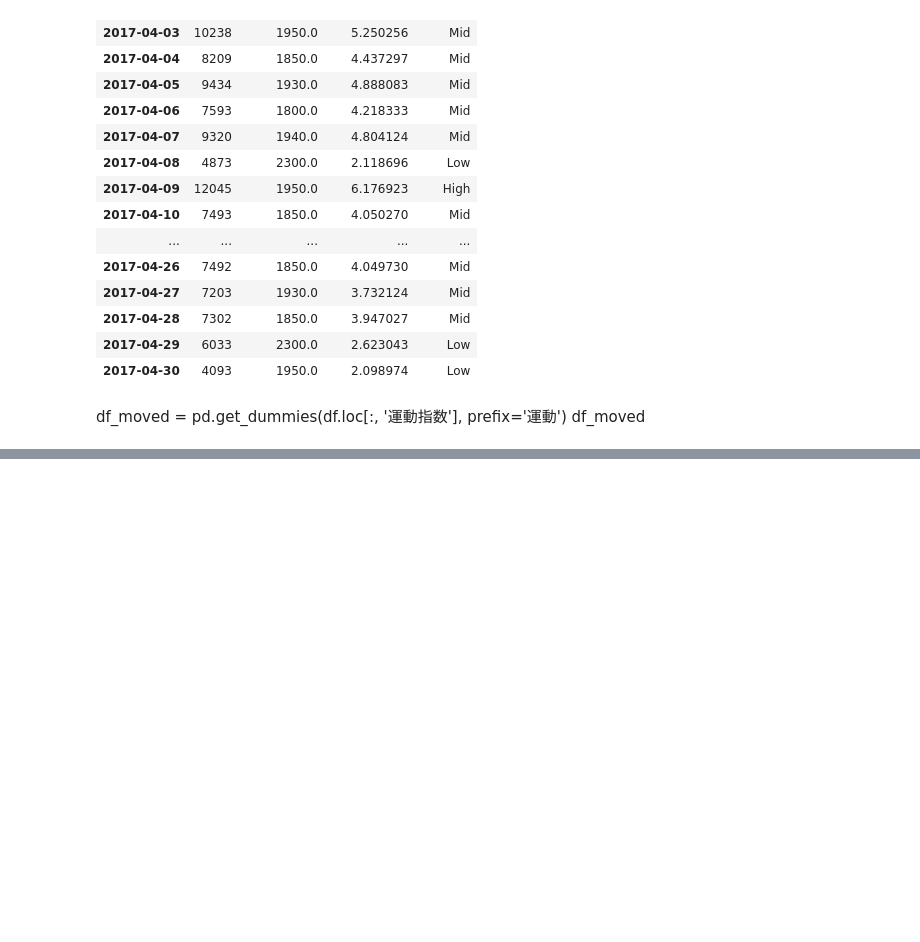
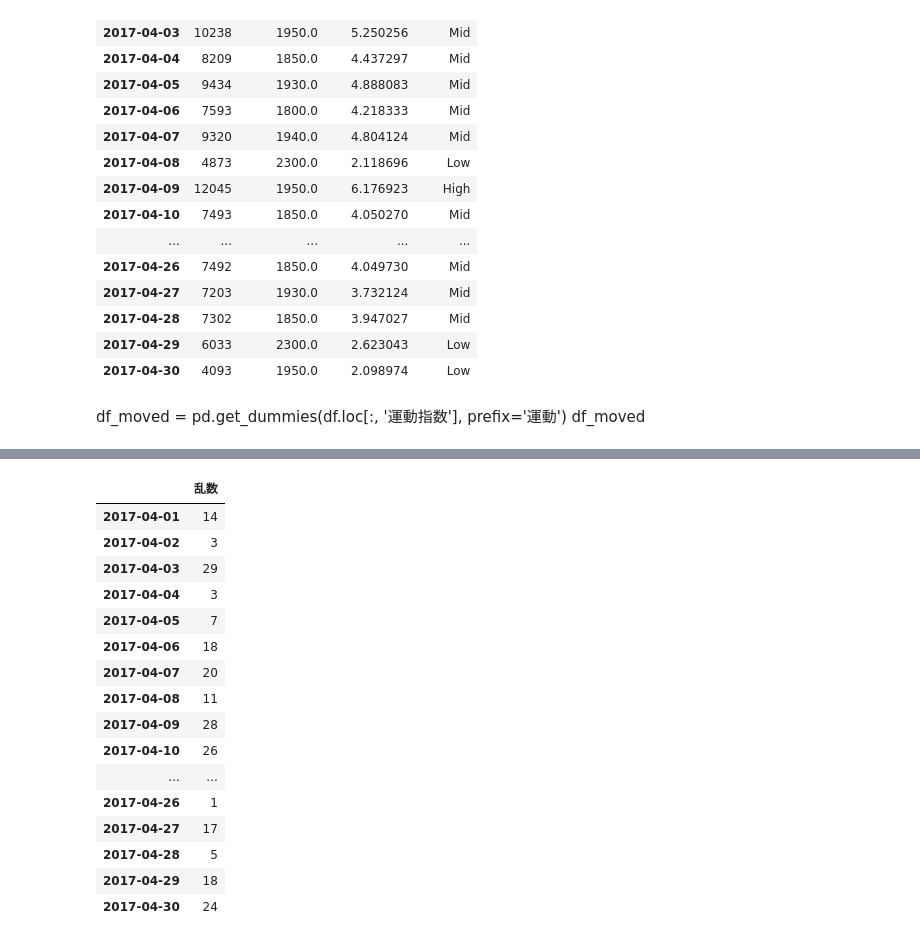
Before and after one commit to YukiNoji3/SampleCode, a Jupyter notebook: Python_DataAnalysis(pandas).ipynb, the cells around one changed output, grey strips where cells are left out. Drawn from its saved outputs; the diff is of its cells as text; code cells hidden in the pictures; blank space fills up the shorter version.

```diff
--- a/Python_DataAnalysis(pandas).ipynb
+++ b/Python_DataAnalysis(pandas).ipynb
@@ -394,0 +399,3 @@ df_moved
+# %%
+dates = pd.date_range(start='2017-04-01', end='2017-04-30')
+dates
@@ -394,0 +412,22 @@ df_moved
+# %%
+np.random.seed(123)
+df = pd.DataFrame(np.random.randint(1, 31, 30), index=dates, columns=['乱数'])
+df
+# %% [output]
+|  | 乱数 |
+| 2017-04-01 | 14 |
+| 2017-04-02 | 3 |
+| 2017-04-03 | 29 |
+| 2017-04-04 | 3 |
+| 2017-04-05 | 7 |
+| 2017-04-06 | 18 |
+| 2017-04-07 | 20 |
+| 2017-04-08 | 11 |
+| 2017-04-09 | 28 |
+| 2017-04-10 | 26 |
+| ... | ... |
+| 2017-04-26 | 1 |
+| 2017-04-27 | 17 |
+| 2017-04-28 | 5 |
+| 2017-04-29 | 18 |
+| 2017-04-30 | 24 |
```
Also changed, not shown: parts of 11 cells of this notebook.
